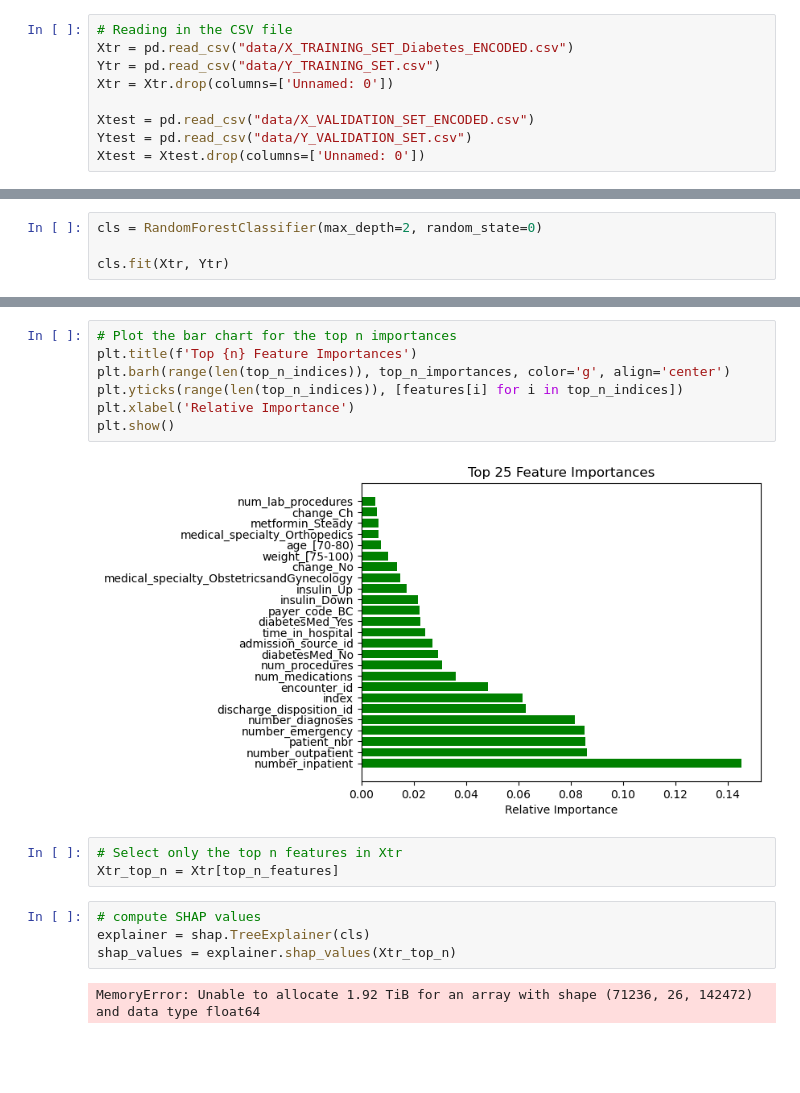
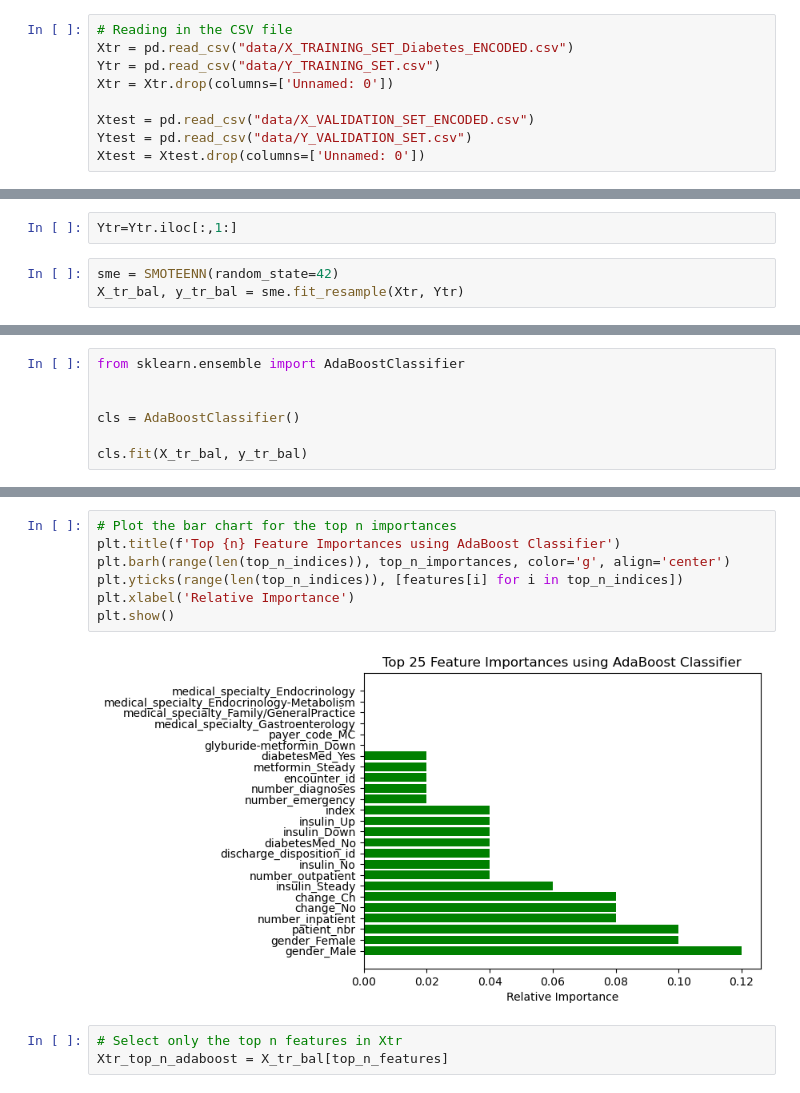
Before and after one commit to DiyadotSaha/ML_Diabetes_Project, a Jupyter notebook: Project_SHAP-DIYA.ipynb, the cells around one changed output, grey strips where cells are left out. Cells and saved outputs as stored; diff of their text form; blank space fills up the shorter version.

```diff
--- a/Project_SHAP-DIYA.ipynb
+++ b/Project_SHAP-DIYA.ipynb
@@ -61,0 +92,5 @@ Ytest.to_csv('data/Y_VALIDATION_SET_EDIT.csv', index=False)
+# %%
+Ytr=Ytr.iloc[:,1:]
+# %%
+sme = SMOTEENN(random_state=42)
+X_tr_bal, y_tr_bal = sme.fit_resample(Xtr, Ytr)
@@ -62,5 +100,8 @@ Ytest.to_csv('data/Y_VALIDATION_SET_EDIT.csv', index=False)
 # %%
-cls = RandomForestClassifier(max_depth=2, random_state=0)
+from sklearn.ensemble import AdaBoostClassifier
 
-cls.fit(Xtr, Ytr)
+
+cls = AdaBoostClassifier()
+
+cls.fit(X_tr_bal, y_tr_bal)
 # %% [output]
@@ -123,18 +169,12 @@ num_lab_procedures: 0.0054
 # %%
 # Plot the bar chart for the top n importances
-plt.title(f'Top {n} Feature Importances')
+plt.title(f'Top {n} Feature Importances using AdaBoost Classifier')
 plt.barh(range(len(top_n_indices)), top_n_importances, color='g', align='center')
 plt.yticks(range(len(top_n_indices)), [features[i] for i in top_n_indices])
 plt.xlabel('Relative Importance')
 plt.show()
 # %% [output]
-[figure, old version]
+[figure, new version]
 # %%
 # Select only the top n features in Xtr
-Xtr_top_n = Xtr[top_n_features]
+Xtr_top_n_adaboost = X_tr_bal[top_n_features]
-# %%
-# compute SHAP values
-explainer = shap.TreeExplainer(cls)
-shap_values = explainer.shap_values(Xtr_top_n)
-# %% [output]
-MemoryError: Unable to allocate 1.92 TiB for an array with shape (71236, 26, 142472) and data type float64
```
Also changed, not shown: parts of 24 cells of this notebook, 4 other files.
